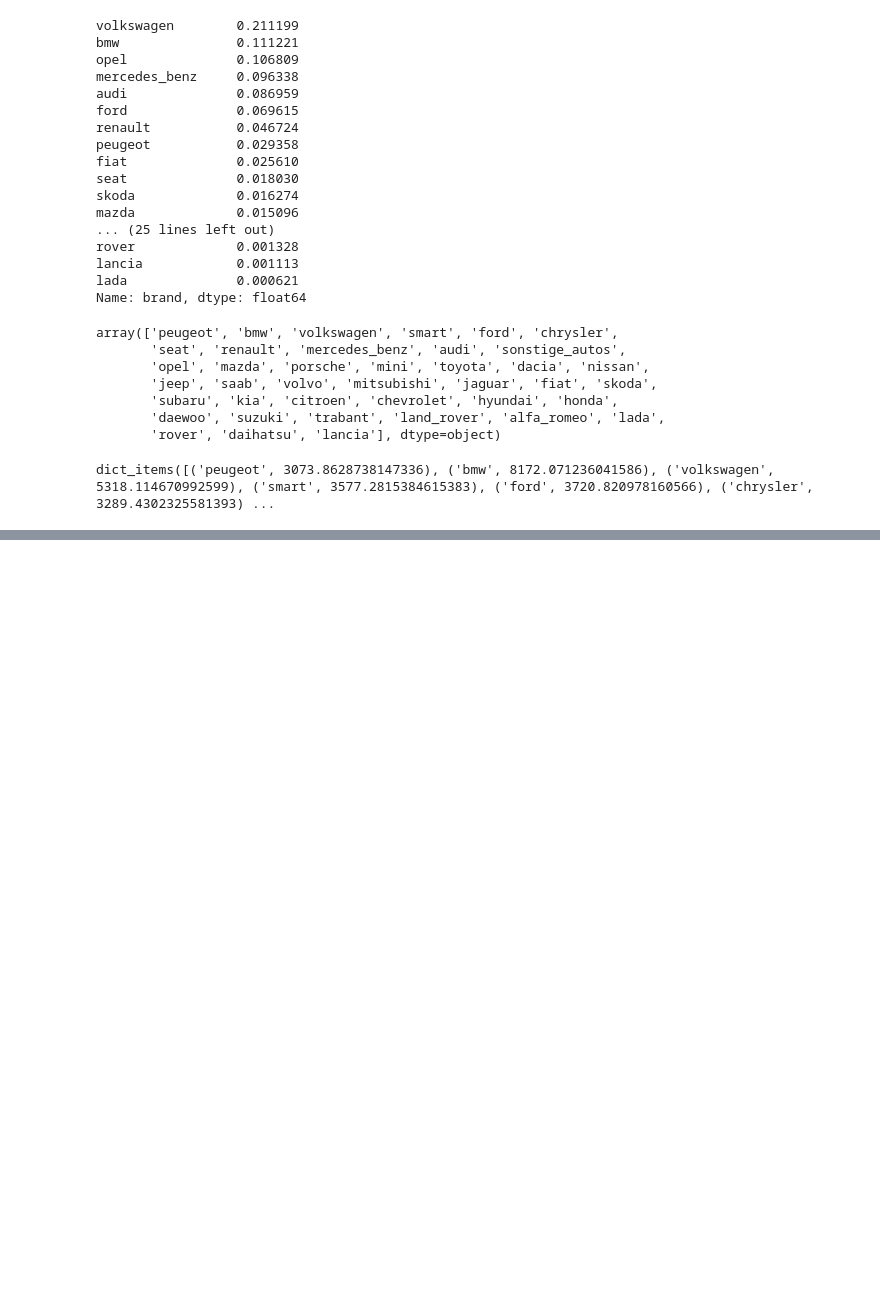
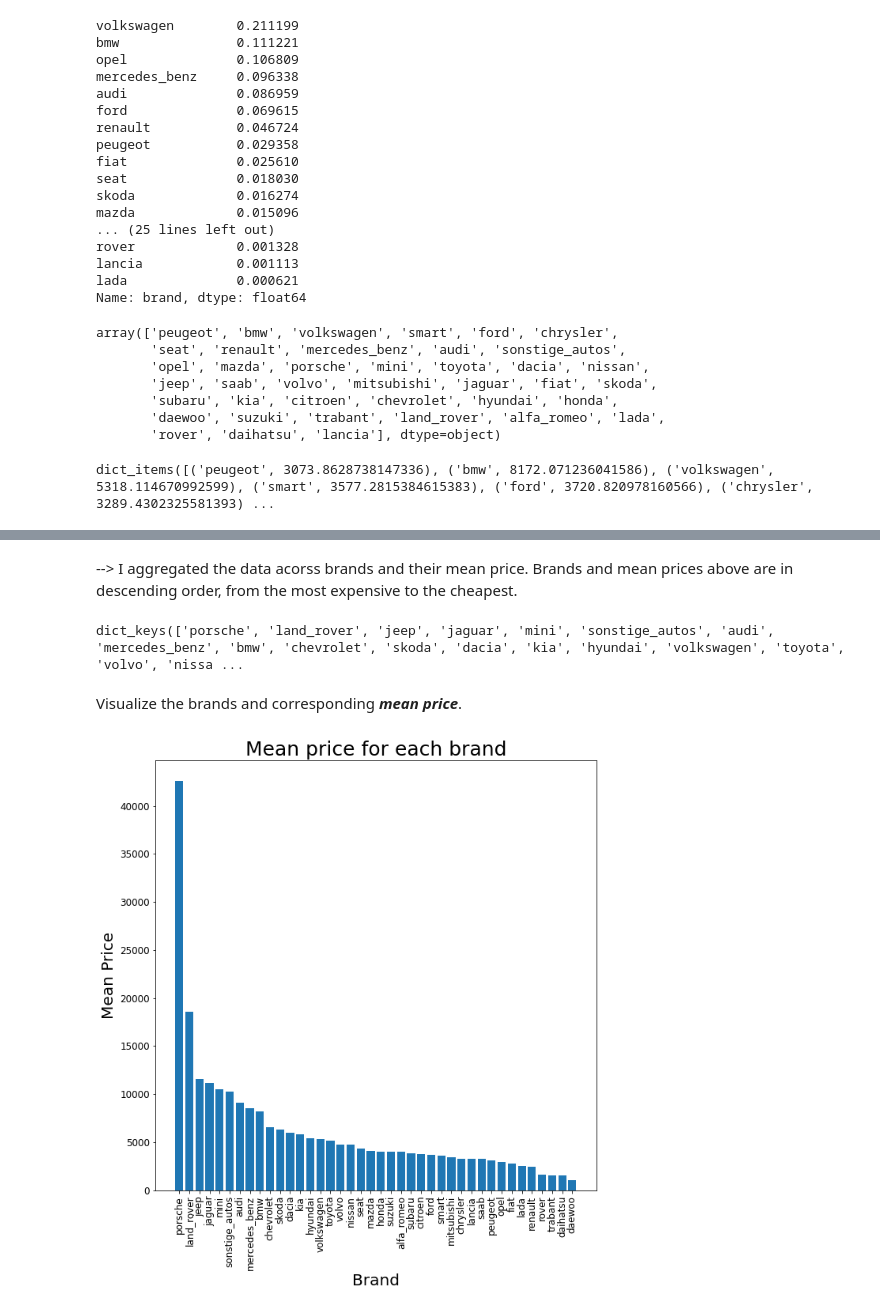
Before and after one commit to xor9237/autos, a Jupyter notebook: dq_autos.ipynb, the cells around one changed output, grey strips where cells are left out. Drawn from its saved outputs; the diff is of its cells as text; code cells hidden in the pictures; blank space fills up the shorter version.

```diff
--- a/dq_autos.ipynb
+++ b/dq_autos.ipynb
@@ -408,10 +396,10 @@ array(['peugeot', 'bmw', 'volkswagen', 'smart', 'ford', 'chrysler',
        'rover', 'daihatsu', 'lancia'], dtype=object)
 # %%
 # empty dictionary
-top20 = {}
+brands_by_price = {}
 # %%
 # insert mean of price for each brand in the empty dictionary
 # as brand as key and mean as value
 for brand in brand_list:
-    top20[brand] = autos['price'][autos['brand']==brand].mean()
+    brands_by_price[brand] = autos['price'][autos['brand']==brand].mean()
 # %%
@@ -422,0 +415,3 @@ items = top20.items()
+# %%
+brands_by_price_order = dict(sorted(brands_by_price.items(),
+                       key=lambda item: item[1], reverse=True))
@@ -422,0 +438,21 @@ items = top20.items()
+# %% [markdown]
+--> I aggregated the data acorss brands and their mean price. Brands and mean prices above are in descending order, from the most expensive to the cheapest.
+# %%
+brands_by_price_order.keys()
+# %% [output]
+dict_keys(['porsche', 'land_rover', 'jeep', 'jaguar', 'mini', 'sonstige_autos', 'audi', 'mercedes_benz', 'bmw', 'chevrolet', 'skoda', 'dacia', 'kia', 'hyundai', 'volkswagen', 'toyota', 'volvo', 'nissa ...
+# %% [markdown]
+Visualize the brands and corresponding ***mean price***.
+# %%
+
+plt.figure(figsize=(10,10))
+plt.bar(brands_by_price_order.keys(), brands_by_price_order.values())
+
+plt.title('Mean price for each brand', fontsize=25)
+plt.xlabel('Brand', fontsize=20)
+plt.ylabel('Mean Price', fontsize=20)
+plt.xticks(fontsize=12, rotation='vertical')
+plt.yticks(fontsize=12)
+plt.show()
+# %% [output]
+[figure, added]
```
Also changed, not shown: parts of 16 cells of this notebook.
